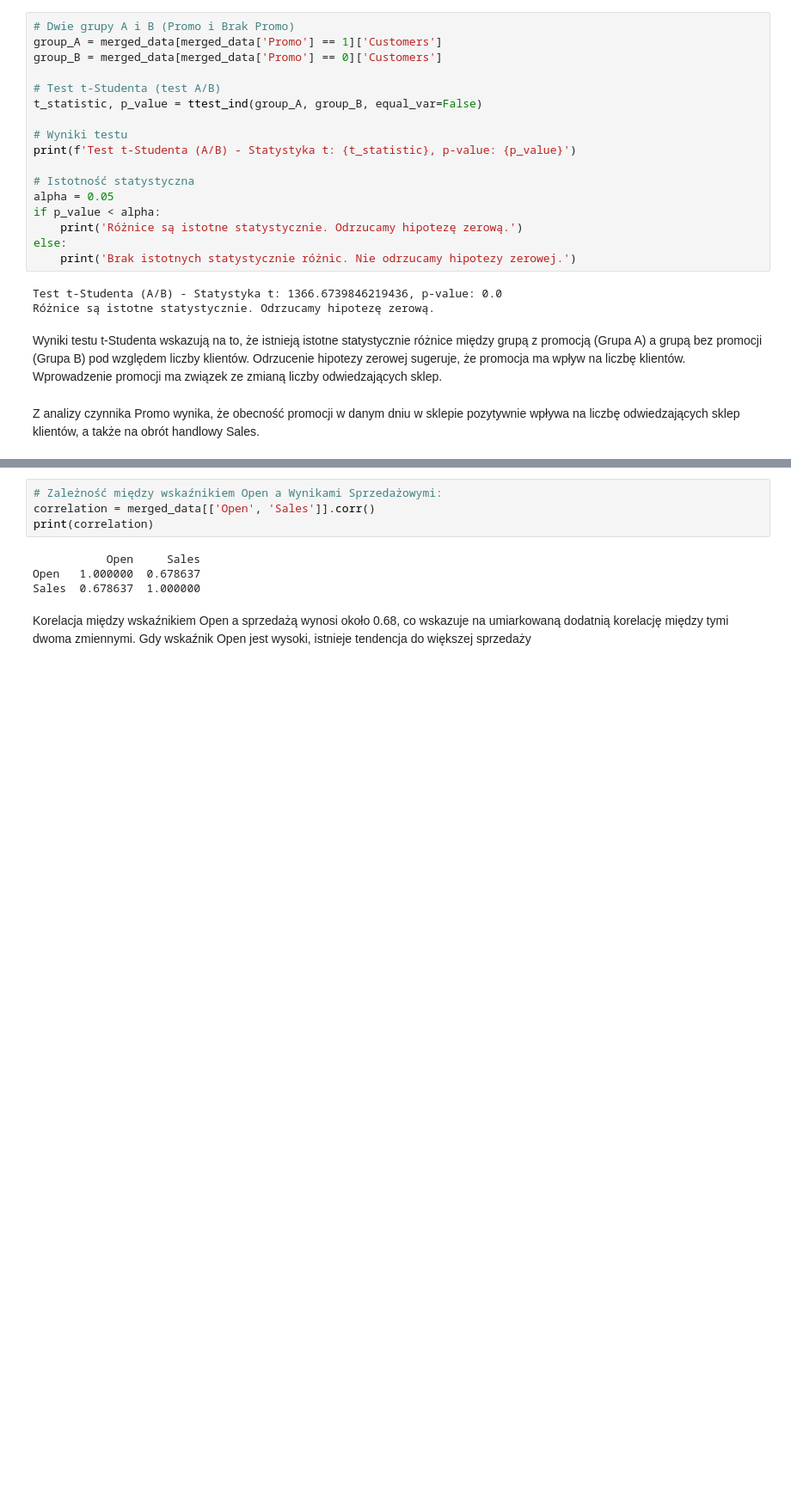
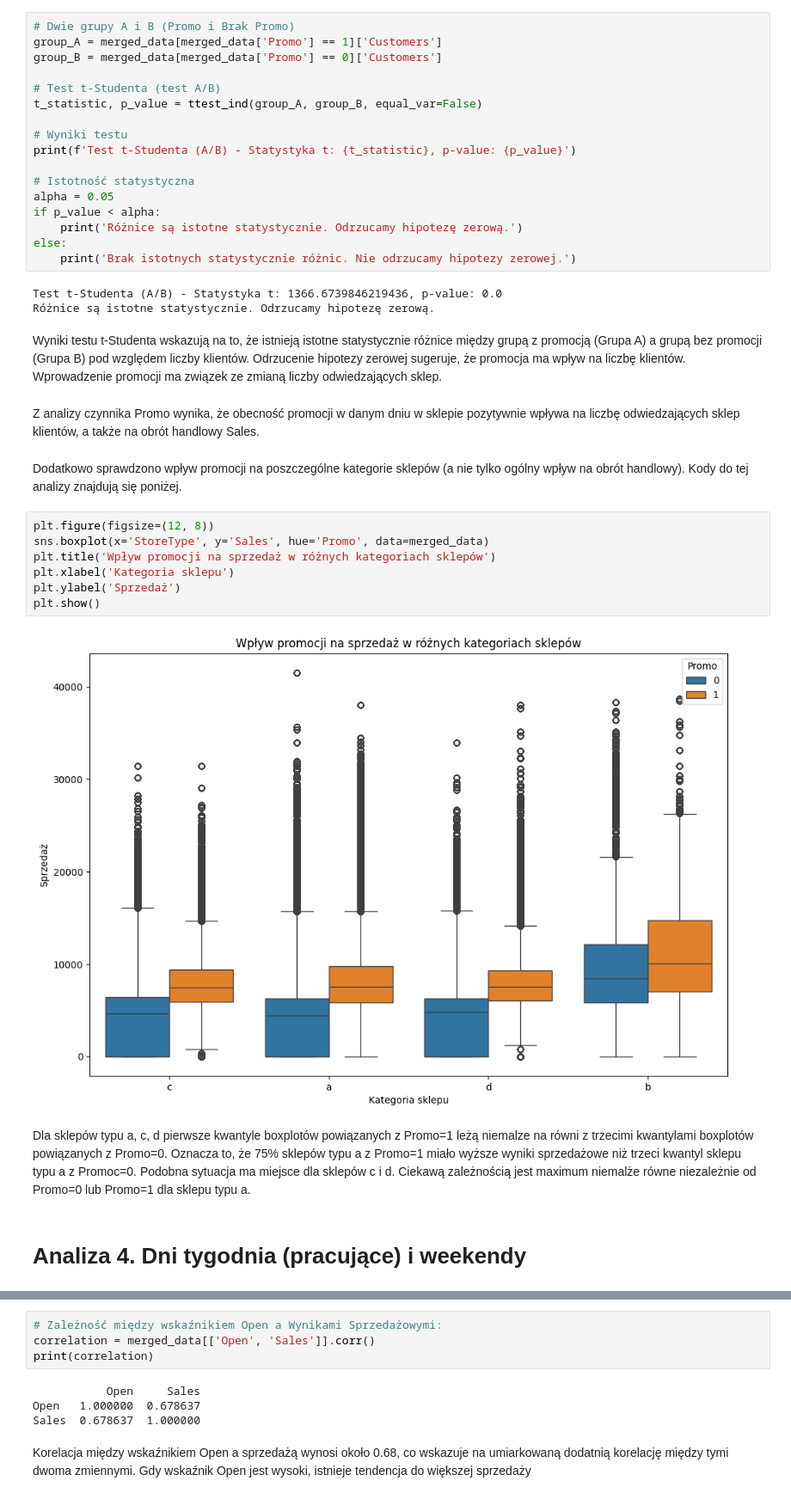
Before and after one commit to AgniechaP/EAD_project_1, a Jupyter notebook: blok_2/projekt_blok_2.ipynb, the cells around one changed output, grey strips where cells are left out. Shown at 86% size. Drawn from its saved outputs; the diff is of its cells as text; blank space fills up the shorter version.

```diff
--- a/blok_2/projekt_blok_2.ipynb
+++ b/blok_2/projekt_blok_2.ipynb
@@ -735,3 +735,18 @@ Różnice są istotne statystycznie. Odrzucamy hipotezę zerową.
 Wyniki testu t-Studenta wskazują na to, że istnieją istotne statystycznie różnice między grupą z promocją (Grupa A) a grupą bez promocji (Grupa B) pod względem liczby klientów. Odrzucenie hipotezy zerowej sugeruje, że promocja ma wpływ na liczbę klientów. Wprowadzenie promocji ma związek ze zmianą liczby odwiedzających sklep.
 # %% [markdown]
 Z analizy czynnika Promo wynika, że obecność promocji w danym dniu w sklepie pozytywnie wpływa na liczbę odwiedzających sklep klientów, a także na obrót handlowy Sales.
+# %% [markdown]
+Dodatkowo sprawdzono wpływ promocji na poszczególne kategorie sklepów (a nie tylko ogólny wpływ na obrót handlowy). Kody do tej analizy znajdują się poniżej.
+# %%
+plt.figure(figsize=(12, 8))
+sns.boxplot(x='StoreType', y='Sales', hue='Promo', data=merged_data)
+plt.title('Wpływ promocji na sprzedaż w różnych kategoriach sklepów')
+plt.xlabel('Kategoria sklepu')
+plt.ylabel('Sprzedaż')
+plt.show()
+# %% [output]
+[figure, added]
+# %% [markdown]
+Dla sklepów typu a, c, d pierwsze kwantyle boxplotów powiązanych z Promo=1 leżą niemalze na równi z trzecimi kwantylami boxplotów powiązanych z Promo=0. Oznacza to, że 75% sklepów typu a z Promo=1 miało wyższe wyniki sprzedażowe niż trzeci kwantyl sklepu typu a z Promoc=0. Podobna sytuacja ma miejsce dla sklepów c i d. Ciekawą zależnością jest maximum niemalże równe niezależnie od Promo=0 lub Promo=1 dla sklepu typu a.
+# %% [markdown]
+# Analiza 4. Dni tygodnia (pracujące) i weekendy
```
Also changed, not shown: parts of 4 cells of this notebook.
